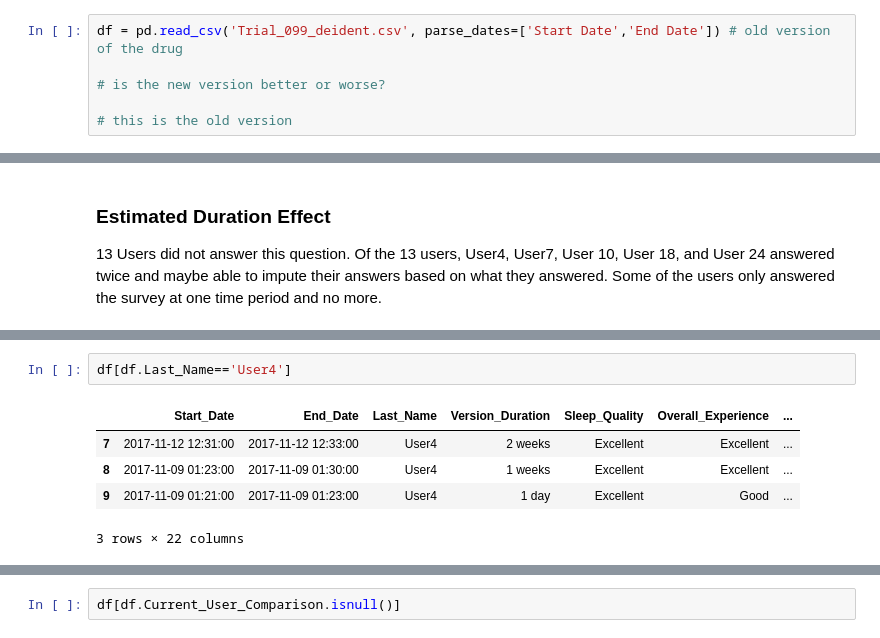
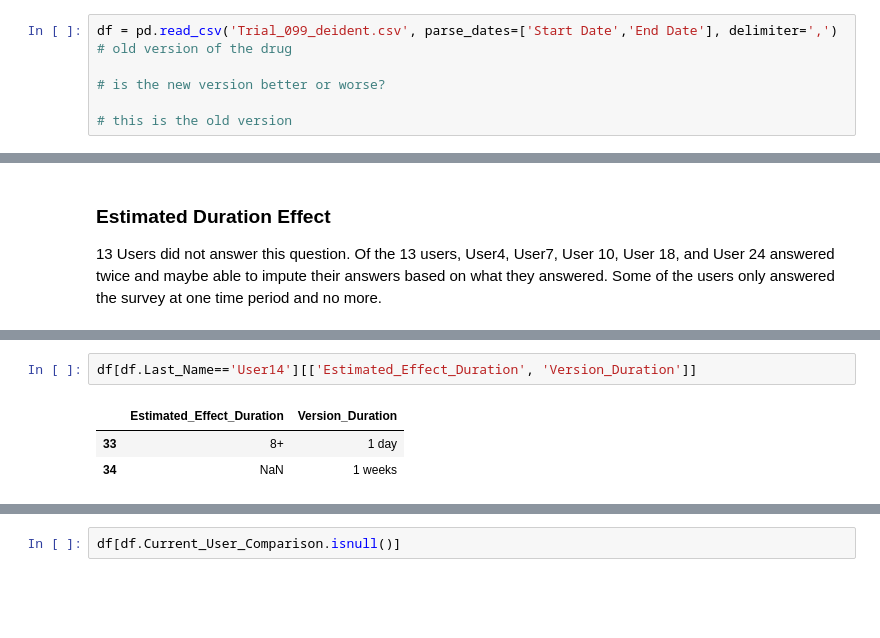
Before and after one commit to s-leung/NootropicProject, a Jupyter notebook: Data Cleaning - Trial 099.ipynb, the cells around one changed output, grey strips where cells are left out. Cells and saved outputs as stored; diff of their text form; blank space fills up the shorter version.

```diff
--- a/Data Cleaning - Trial 099.ipynb
+++ b/Data Cleaning - Trial 099.ipynb
@@ -13,5 +10,5 @@ from sklearn.linear_model import LogisticRegression
 # %%
-df = pd.read_csv('Trial_099_deident.csv', parse_dates=['Start Date','End Date']) # old version of the drug
+df = pd.read_csv('Trial_099_deident.csv', parse_dates=['Start Date','End Date'], delimiter=',') # old version of the drug
 
 # is the new version better or worse?
 
@@ -487,8 +446,6 @@ df[(df.Estimated_Effect_Duration.isnull())]
 # %%
-df[df.Last_Name=='User4']
+df[df.Last_Name=='User14'][['Estimated_Effect_Duration', 'Version_Duration']]
 # %% [output]
-|  | Start_Date | End_Date | Last_Name | Version_Duration | Sleep_Quality | Overall_Experience | ... |
-| 7 | 2017-11-12 12:31:00 | 2017-11-12 12:33:00 | User4 | 2 weeks | Excellent | Excellent | ... |
-| 8 | 2017-11-09 01:23:00 | 2017-11-09 01:30:00 | User4 | 1 weeks | Excellent | Excellent | ... |
-| 9 | 2017-11-09 01:21:00 | 2017-11-09 01:23:00 | User4 | 1 day | Excellent | Good | ... |
+|  | Estimated_Effect_Duration | Version_Duration |
+| 33 | 8+ | 1 day |
+| 34 | NaN | 1 weeks |
-3 rows × 22 columns
```
Also changed, not shown: parts of 36 cells of this notebook, 1 other file.
